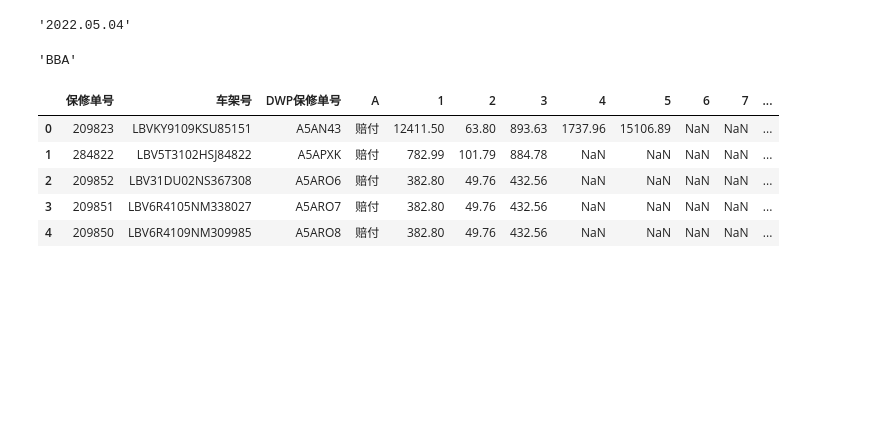
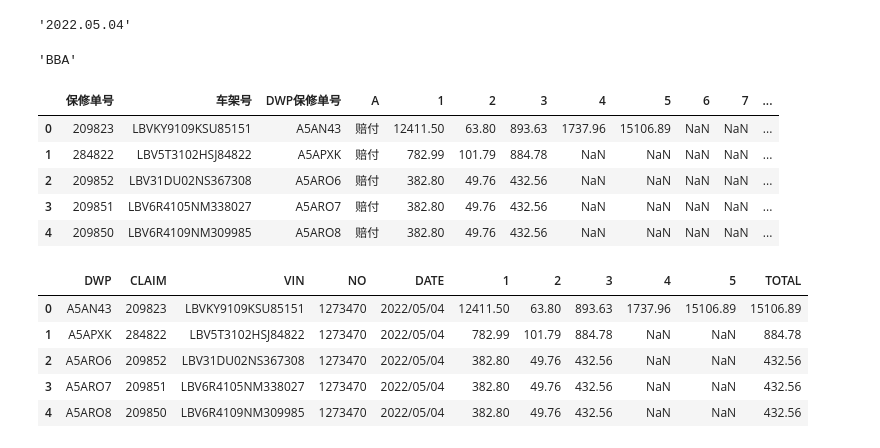
Before and after one commit to fox2002tv123/web_pdf2excel, a Jupyter notebook: main.ipynb, the cells around one changed output. Drawn from its saved outputs; the diff is of its cells as text; code cells hidden in the pictures; blank space fills up the shorter version.

```diff
--- a/main.ipynb
+++ b/main.ipynb
@@ -139,3 +149,16 @@ df.head()
 # 改变列的顺序
 alist=['DWP保修单号','保修单号','车架号','对账单序列号','对账单日期','1','2','3','4','5','总计']
 df[alist].to_excel(f'{res_number}DATE{res_date}{s}.xlsx',index=False)
+# %%
+# 修改列的名字
+df1=df.copy()
+new_columns=['DWP','CLAIM','VIN','NO','DATE','1','2','3','4','5','TOTAL']
+df1.rename(columns=dict(zip(alist,new_columns)),inplace=True)
+df1[new_columns].head()
+# %% [output]
+|  | DWP | CLAIM | VIN | NO | DATE | 1 | 2 | 3 | 4 | 5 | TOTAL |
+| 0 | A5AN43 | 209823 | LBVKY9109KSU85151 | 1273470 | 2022/05/04 | 12411.50 | 63.80 | 893.63 | 1737.96 | 15106.89 | 15106.89 |
+| 1 | A5APXK | 284822 | LBV5T3102HSJ84822 | 1273470 | 2022/05/04 | 782.99 | 101.79 | 884.78 | NaN | NaN | 884.78 |
+| 2 | A5ARO6 | 209852 | LBV31DU02NS367308 | 1273470 | 2022/05/04 | 382.80 | 49.76 | 432.56 | NaN | NaN | 432.56 |
+| 3 | A5ARO7 | 209851 | LBV6R4105NM338027 | 1273470 | 2022/05/04 | 382.80 | 49.76 | 432.56 | NaN | NaN | 432.56 |
+| 4 | A5ARO8 | 209850 | LBV6R4109NM309985 | 1273470 | 2022/05/04 | 382.80 | 49.76 | 432.56 | NaN | NaN | 432.56 |
```
Also changed, not shown: parts of 1 cell of this notebook, 2 other files.
